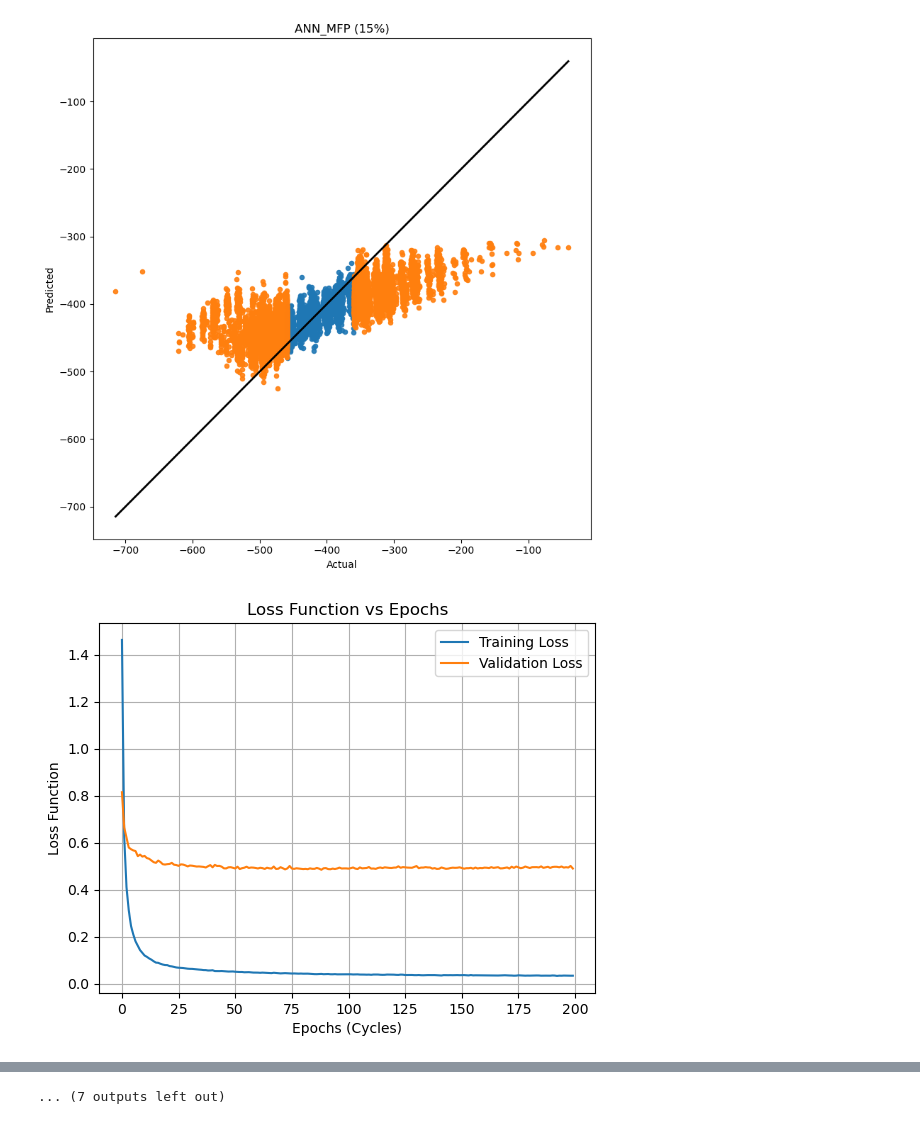
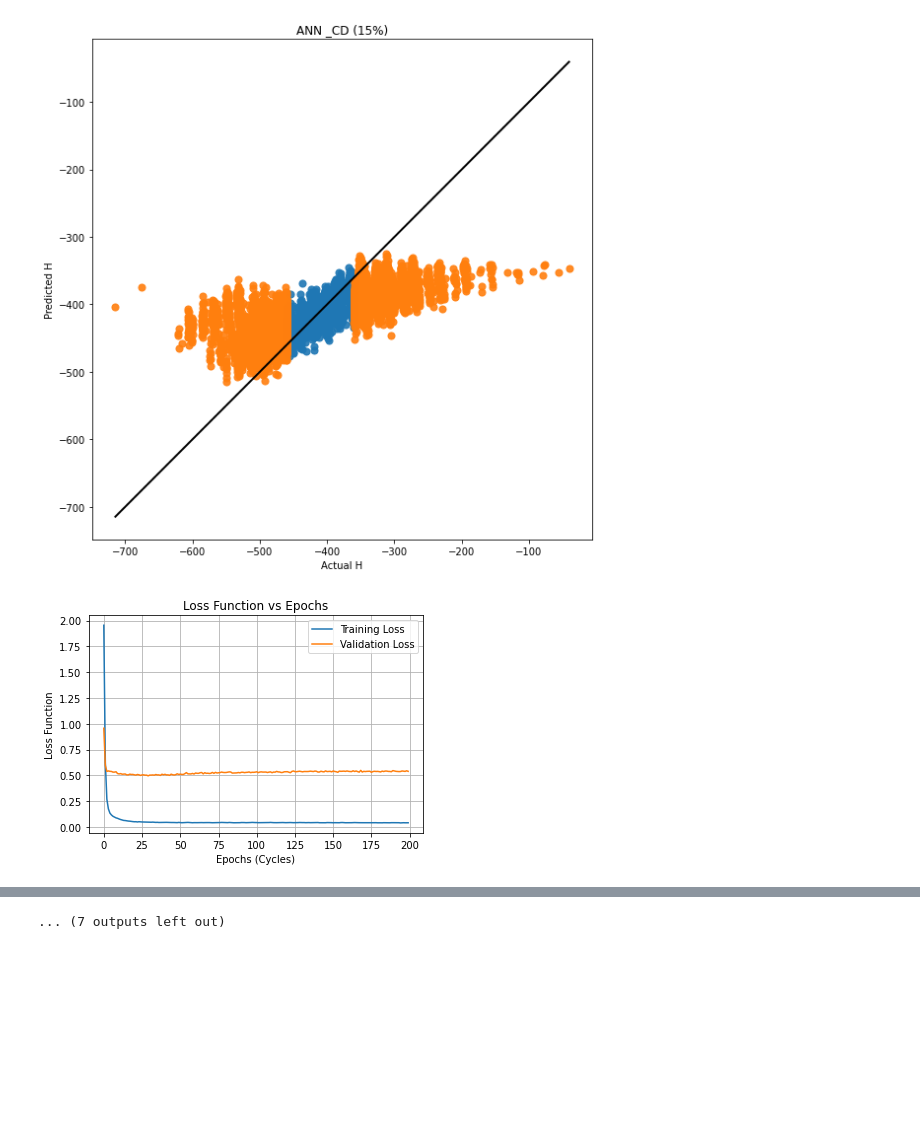
Before and after one commit to d-248/ML-Project, a Jupyter notebook: ANN.ipynb, the cells around one changed output, grey strips where cells are left out. Drawn from its saved outputs; the diff is of its cells as text; code cells hidden in the pictures; blank space fills up the shorter version.

```diff
--- a/ANN.ipynb
+++ b/ANN.ipynb
@@ -361,4 +390,5 @@ Generating Morgan FP: radius=2, nBits=1024
 # %%
+#ANN
 # ===============================
 # IMPORT LIBRARIES
 # ===============================
@@ -376,27 +406,36 @@ from sklearn.metrics import r2_score
 
 from rdkit import Chem
 from rdkit.Chem import AllChem
+from rdkit.Chem import rdFingerprintGenerator
 
 # ===============================
 # LOAD DATA
 # ===============================
 data = pd.read_csv("qm133885_properties.csv")
+H = data["H"]
+smiles = data["SMILES"].values
+y = data["H"].values
 
-smiles = data["SMILES"].values
-H=data['H']
+print("Started")
+# ===============================
+# MORGAN FINGERPRINT OF SMILES
+# ===============================
 
 def smiles_to_fingerprint(smiles_string):
     mol = Chem.MolFromSmiles(smiles_string)
     if mol is None:
-        return np.zeros((1024,), dtype=int)
+        return np.zeros((4096,), dtype=int)
 
-    fp = AllChem.GetMorganFingerprintAsBitVect(mol, radius=3, nBits=1024)
+    fp = AllChem.GetMorganFingerprintAsBitVect(mol, radius=3, nBits=4096)
     return np.array(fp, dtype=int)
 
-# Apply the fingerprint conversion
+#Fingerprint Conversion
 X = np.array([smiles_to_fingerprint(sm) for sm in smiles])
 y = H.values
-print("Input vector shape:", X.shape)
+
+print(X.shape)
+print(X.dtype)
+print("success")
 
 # ===============================
 # EXTRAPOLATION SPLIT
@@ -410,7 +449,6 @@ y_train_full = y[train_mask]
 
 X_test_all = X[test_mask]
 y_test_all = y[test_mask]
-
 # ===============================
 # ===============================
 # FIX TEST SET TO 24,869 SAMPLES
@@ -439,7 +477,7 @@ for frac in fractions:
         len(X_train_full),
         train_size,
         replace=False
-    )
+            )
 
     X_train_sub = X_train_full[idx]
     y_train_sub = y_train_full[idx]
@@ -462,7 +500,7 @@ for frac in fractions:
     # Construction of model
     # Build the DNN model
     model = tf.keras.Sequential([
-        tf.keras.layers.Input(shape=(1024,)),  # Input layer matching fingerprint size
+        tf.keras.layers.Input(shape=(4096,)),  # Input layer matching fingerprint size
         tf.keras.layers.Dense(128, activation='relu',  kernel_regularizer=l2(1e-5) ,kernel_initializer='he_normal'),
         tf.keras.layers.Dropout(0.1),
         tf.keras.layers.Dense(1)  # Output layer for regression
@@ -530,7 +568,7 @@ for frac in fractions:
     plt.scatter(
         y_train_sub,
         y_pred_train,
-        s=20,
+        s=50,
         alpha=0.9
     )
 
@@ -540,7 +578,7 @@ for frac in fractions:
     plt.scatter(
         y_test,
         y_pred_test,
-        s=20,
+        s=50,
         alpha=0.9
     )
 
@@ -554,10 +592,10 @@ for frac in fractions:
         linewidth=2
     )
 
-    plt.xlabel('Actual')
-    plt.ylabel('Predicted')
-    plt.title(f'ANN_MFP ({int(frac*100)}%)')
-    plt.savefig(f"MFP_ANN_Parity_{int(frac*100)}.png",
+    plt.xlabel('Actual H')
+    plt.ylabel('Predicted H')
+    plt.title(f'ANN _CD ({int(frac*100)}%)')
+    plt.savefig(f"CD_ANN_Parity_{int(frac*100)}.png",
             dpi=600,
             bbox_inches='tight')
     plt.tight_layout()
@@ -583,6 +621,4 @@ for frac in fractions:
     # Evaluate test set (returns only loss)
     test_loss = model.evaluate(X_test_scaled, y_test_scaled, verbose=0)
     print("Scaled Test Loss:", test_loss)
-
-#Thankyou!!!!
 # %% [output]
@@ -603,5 +639,5 @@ Test RMSE  : 47.7308
 Total Data Points: 133885
 Number of Data Points Used for Training: 16352
 Number of Data Points Used for Testing: 24869
-[figure, old version]
+[figure, new version]
-[figure, old version]
+[figure, new version]
```
Also changed, not shown: parts of 4 cells of this notebook.
